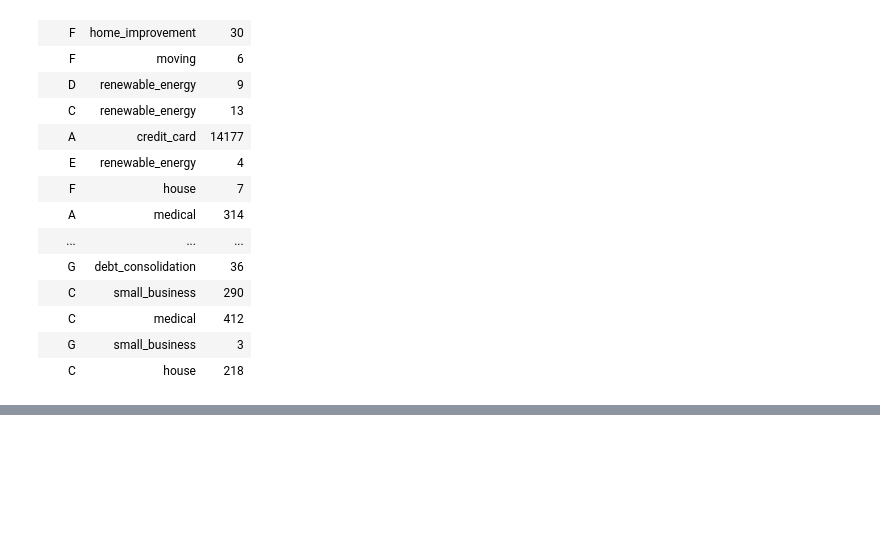
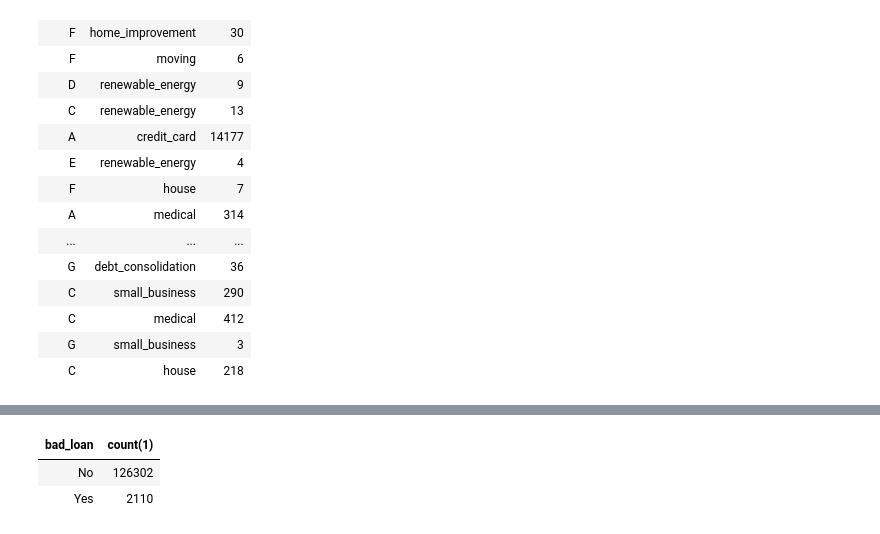
Before and after one commit to nortonlyr/spark_machine_learning_exercise_telco, a Jupyter notebook: LendingClubData/LendingClubEDA.ipynb, the cells around one changed output, grey strips where cells are left out. Cells and saved outputs as stored; diff of their text form; code cells hidden in the pictures; blank space fills up the shorter version.

```diff
--- a/LendingClubData/LendingClubEDA.ipynb
+++ b/LendingClubData/LendingClubEDA.ipynb
@@ -437,0 +458,9 @@ GROUP BY grade, purpose
+# %%
+%sql
+SELECT bad_loan, COUNT(*)
+FROM lc_loan_data
+GROUP BY bad_loan
+# %% [output]
+| bad_loan | count(1) |
+| No | 126302 |
+| Yes | 2110 |
```
Also changed, not shown: parts of 7 cells of this notebook, 1 other file.
